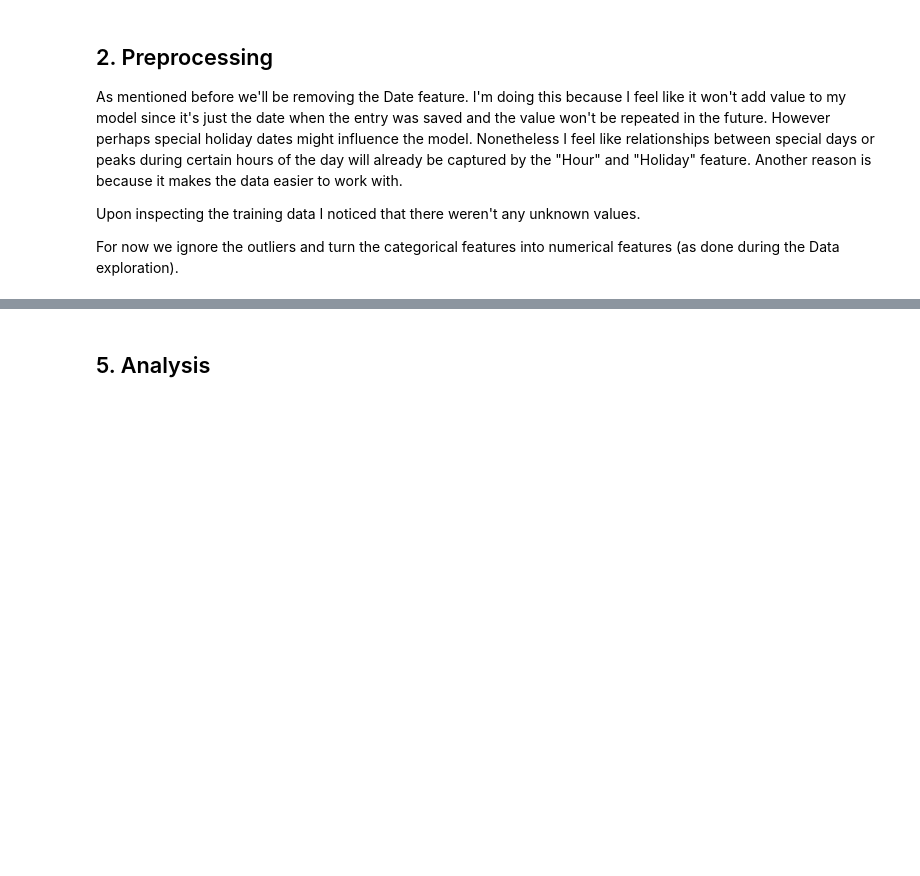
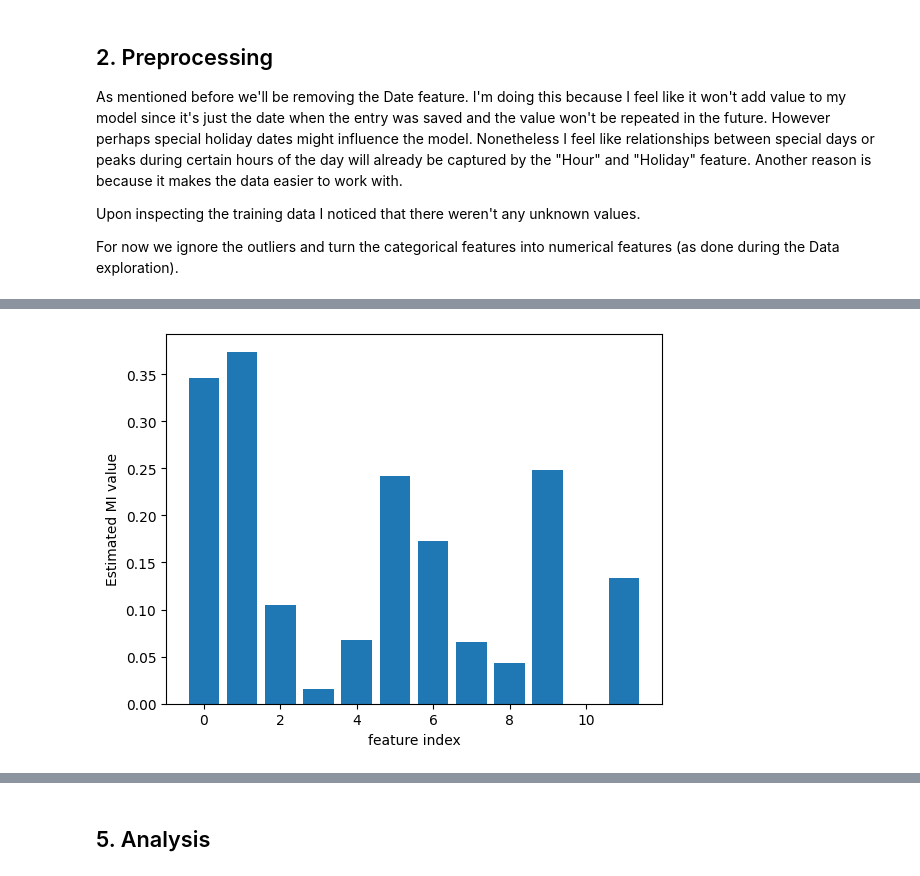
Before and after one commit to thebaconfate/Machine-learning-project, a Jupyter notebook: Project notebook.ipynb, the cells around one changed output, grey strips where cells are left out. Saved outputs shown, nothing was run; the diff lists cells and outputs as text; code cells hidden in the pictures; blank space fills up the shorter version.

```diff
--- a/Project notebook.ipynb
+++ b/Project notebook.ipynb
@@ -196,0 +243,18 @@ Models that I considered are:
+# %%
+# feature selection based on mutual information
+f_selector = SelectKBest(score_func=mutual_info_regression, k='all')
+# learn relationship from training data
+f_selector.fit(x_train, y_train)
+# transform train input data
+X_train_fs = f_selector.transform(x_train)
+# transform test input data
+X_test_fs = f_selector.transform(x_validation)
+# Plot the scores for the features
+plt.bar([i for i in range(len(f_selector.scores_))], f_selector.scores_)
+plt.xlabel("feature index")
+plt.ylabel("Estimated MI value")
+plt.show()
+
+# https://towardsdatascience.com/how-to-perform-feature-selection-for-regression-problems-c928e527bbfa
+# %% [output]
+[figure, added]
```
Also changed, not shown: parts of 73 cells of this notebook, 6 other files.
